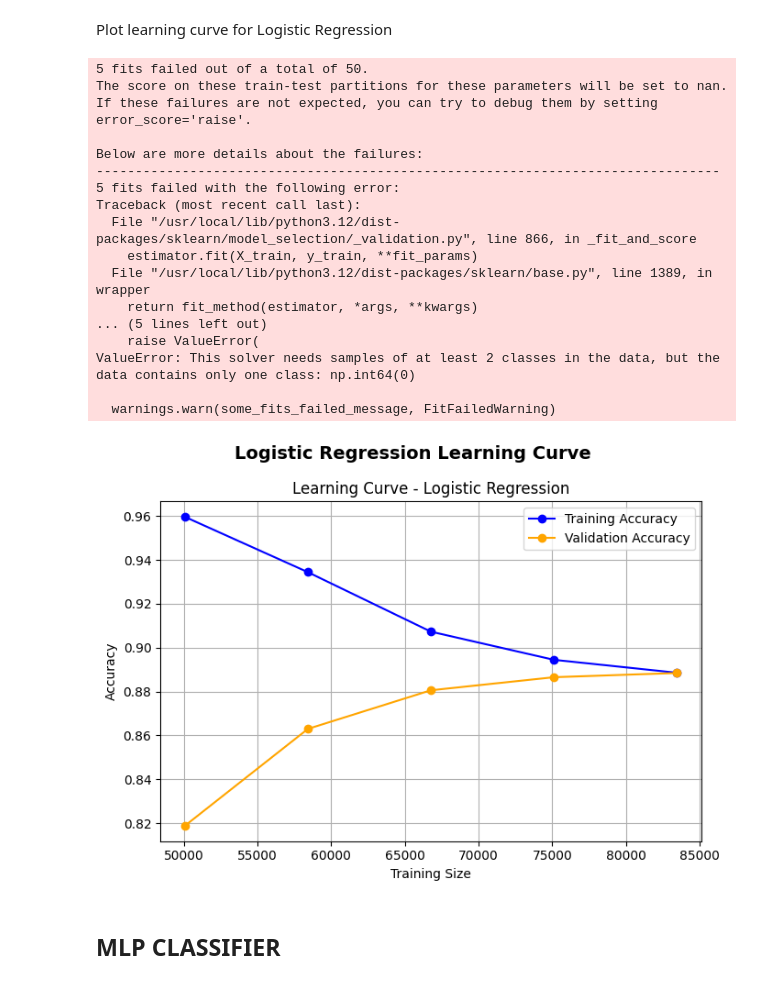
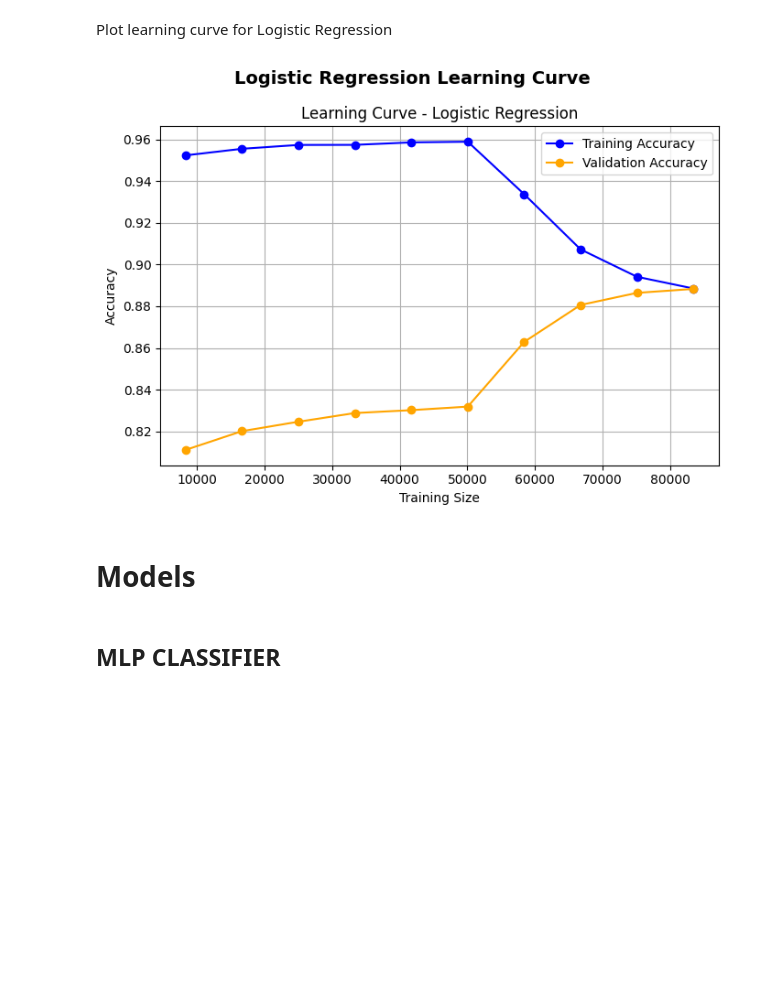
Before and after one commit to mohamedelziat50/Diabetes-Disease-Classification-MIU, a Jupyter notebook: Diabetes_Classification.ipynb, the cells around one changed output. Cells and saved outputs as stored; diff of their text form; code cells hidden in the pictures; blank space fills up the shorter version.

Commit message:
Stratified K-Fold: ensures each fold has roughly the same percentage of samples for each target class as the original dataset. (removed error message from learning curve)

```diff
--- a/Diabetes_Classification.ipynb
+++ b/Diabetes_Classification.ipynb
@@ -766,11 +766,19 @@ def evaluate_model(model_name, model, X_train_data, y_train_data, X_val_data, y_
 # %% [markdown]
 #Learning Curve
 # %%
-def plot_learning_curve(model, model_name, X_train_data, y_train_data):
+def plot_learning_curve(model, model_name, X_train_data, y_train_data, use_stratified_cv=False):
     """
     Works for ALL models.
     - MLP: uses loss_curve_ (iteration based)
     - All others: uses learning_curve() from sklearn (training size based)
+
+    Args:
+        model: The machine learning model.
+        model_name (str): Name of the model.
+        X_train_data: Training features.
+        y_train_data: Training target labels.
+        use_stratified_cv (bool, optional): Whether to use StratifiedKFold for cross-validation.
+                                         Defaults to False.
     """
 
     # --- MLP: use internal loss and validation scores ---
@@ -802,11 +810,16 @@ def plot_learning_curve(model, model_name, X_train_data, y_train_data):
 
     # --- All other models: use sklearn's learning_curve ---
     else:
+        cv_strategy = 5 # Default to 5-fold cross-validation
+        if use_stratified_cv:
+            # Explicitly define StratifiedKFold for cross-validation for Logistic Regression
+            cv_strategy = StratifiedKFold(n_splits=5, shuffle=True, random_state=42)
+
         train_sizes, train_scores, val_scores = learning_curve(
             model,
             X_train_data,
             y_train_data,
-            cv=5,
+            cv=cv_strategy,
             scoring="accuracy",
             train_sizes=np.linspace(0.1, 1.0, 10)
         )
@@ -921,29 +932,15 @@ Plot learning curve for Logistic Regression
 # %%
 plot_learning_curve(
     lr_best,
     "Logistic Regression",
     X_train_smote,
-    y_train_smote
+    y_train_smote,
+    use_stratified_cv=True
 )
 # %% [output]
-5 fits failed out of a total of 50.
-The score on these train-test partitions for these parameters will be set to nan.
-If these failures are not expected, you can try to debug them by setting error_score='raise'.
-
-Below are more details about the failures:
---------------------------------------------------------------------------------
-5 fits failed with the following error:
-Traceback (most recent call last):
-  File "/usr/local/lib/python3.12/dist-packages/sklearn/model_selection/_validation.py", line 866, in _fit_and_score
-    estimator.fit(X_train, y_train, **fit_params)
-  File "/usr/local/lib/python3.12/dist-packages/sklearn/base.py", line 1389, in wrapper
-    return fit_method(estimator, *args, **kwargs)
-... (5 lines left out)
-    raise ValueError(
-ValueError: This solver needs samples of at least 2 classes in the data, but the data contains only one class: np.int64(0)
-
-  warnings.warn(some_fits_failed_message, FitFailedWarning)
-[figure, old version]
+[figure, new version]
+# %% [markdown]
+# Models
 # %% [markdown]
 ## MLP CLASSIFIER
 # %%
```
Also changed, not shown: parts of 2 cells of this notebook.
